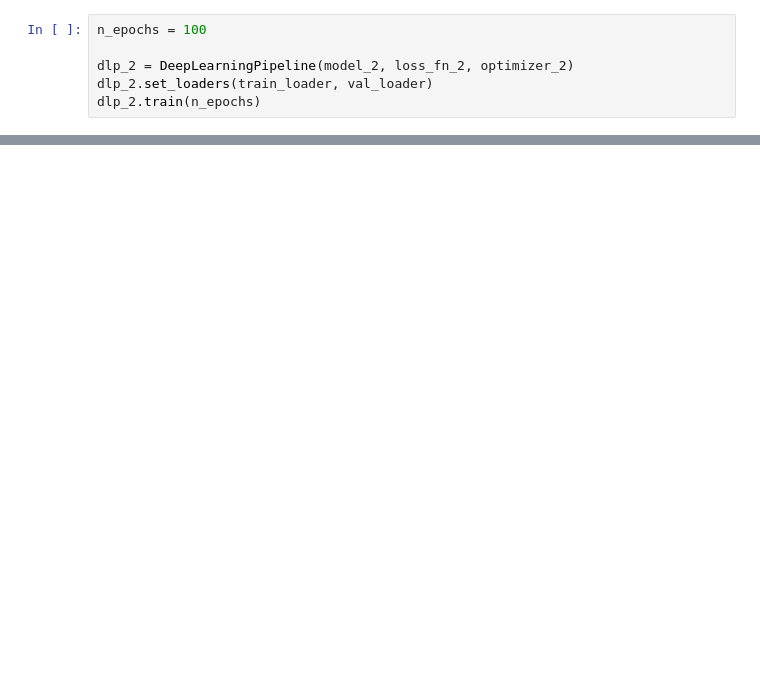
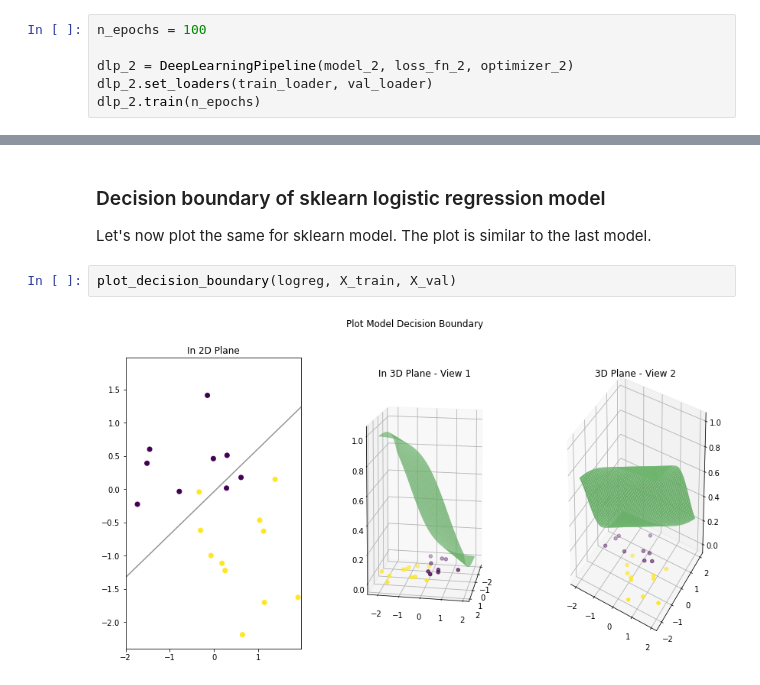
Before and after one commit to hassaanbinaslam/myblog_fastai_archived, a Jupyter notebook: _notebooks/2022-10-11-pytorch-two-class-logistic-regression.ipynb, the cells around one changed output, grey strips where cells are left out. Cells and saved outputs as stored; diff of their text form; blank space fills up the shorter version.

```diff
--- a/_notebooks/2022-10-11-pytorch-two-class-logistic-regression.ipynb
+++ b/_notebooks/2022-10-11-pytorch-two-class-logistic-regression.ipynb
@@ -369,0 +587,8 @@ cm_thresh50
+# %% [markdown]
+### Decision boundary of sklearn logistic regression model
+
+Let's now plot the same for sklearn model. The plot is similar to the last model.
+# %%
+plot_decision_boundary(logreg, X_train, X_val)
+# %% [output]
+[figure, added]
```
Also changed, not shown: parts of 61 cells of this notebook, 4 other files.
